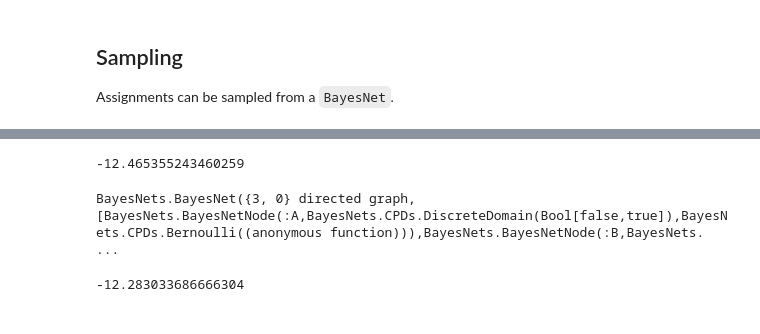
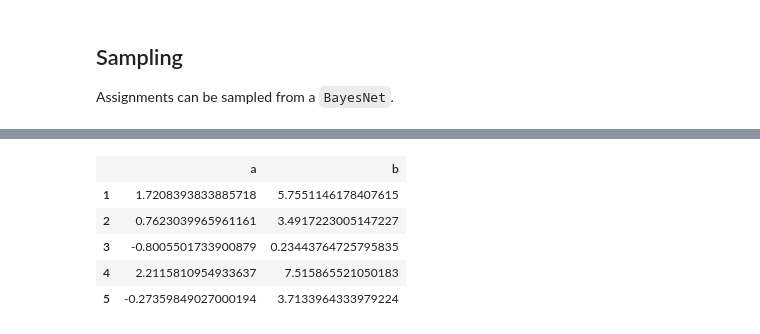
Before and after one commit to sisl/BayesNets.jl, a Jupyter notebook: doc/BayesNets.ipynb, the cells around one changed output, grey strips where cells are left out. Drawn from its saved outputs; the diff is of its cells as text; code cells hidden in the pictures.

```diff
--- a/doc/BayesNets.ipynb
+++ b/doc/BayesNets.ipynb
@@ -46,0 +29,4 @@ BayesNets.CPDs.DiscreteDomain(Bool[false,true])
+# %%
+bn = BayesNet()
+push!(bn, StaticCPD(:a, Normal(1.0)))
+push!(bn, LinearGaussianCPD(:b, [:a], [2.0], 3.0, 1.0))
@@ -166,7 +104,0 @@ BayesNets.jl supports several structure learning utilities (and will hopefully s
-# %%
-bn = BayesNet([:A, :B, :C])
-add_edge!(bn, :A, :B)
-set_CPD!(bn, :A, CPDs.Bernoulli(0.5))
-set_CPD!(bn, :B, CPDs.Bernoulli(m->(m[:A] ? 0.5 : 0.45)))
-set_CPD!(bn, :C, CPDs.Bernoulli(0.5))
-bn
@@ -198,12 +105,9 @@ count(bn, d) # extract the number of times assignments occur for each variable
-# %%
-log_bayes_score(bn, d) # compute the log Bayesian score for the Bayesian Network on a dataset
-# %% [output]
--12.465355243460259
-# %%
-bn = BayesNet([:A, :B, :C])
-# %% [output]
-BayesNets.BayesNet({3, 0} directed graph,[BayesNets.BayesNetNode(:A,BayesNets.CPDs.DiscreteDomain(Bool[false,true]),BayesNets.CPDs.Bernoulli((anonymous function))),BayesNets.BayesNetNode(:B,BayesNets. ...
-# %%
-log_bayes_score(bn, d) # poor structures will produce lower Bayesian scores
-# %% [output]
--12.283033686666304
+# %%
+rand(bn, 5)
+# %% [output]
+|  | a | b |
+| 1 | 1.7208393833885718 | 5.7551146178407615 |
+| 2 | 0.7623039965961161 | 3.4917223005147227 |
+| 3 | -0.8005501733900879 | 0.23443764725795835 |
+| 4 | 2.2115810954933637 | 7.515865521050183 |
+| 5 | -0.27359849027000194 | 3.7133964333979224 |
```
Also changed, not shown: parts of 55 cells of this notebook, 19 other files.
